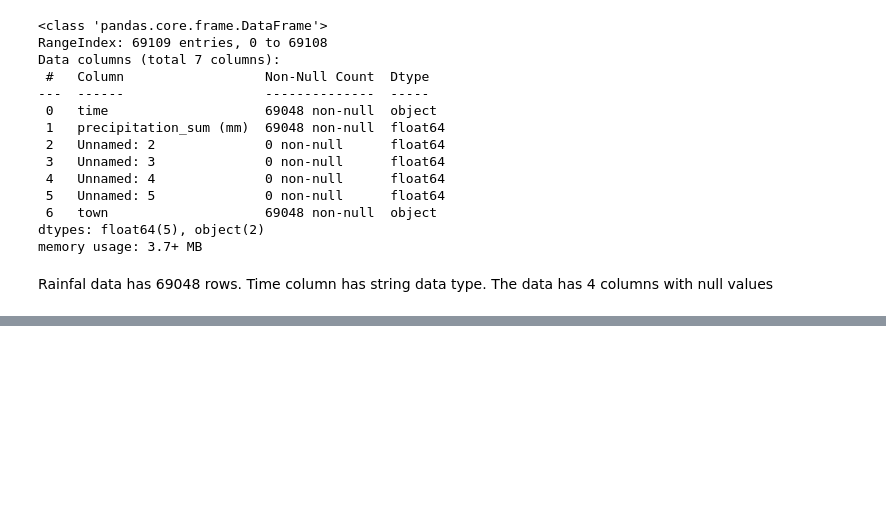
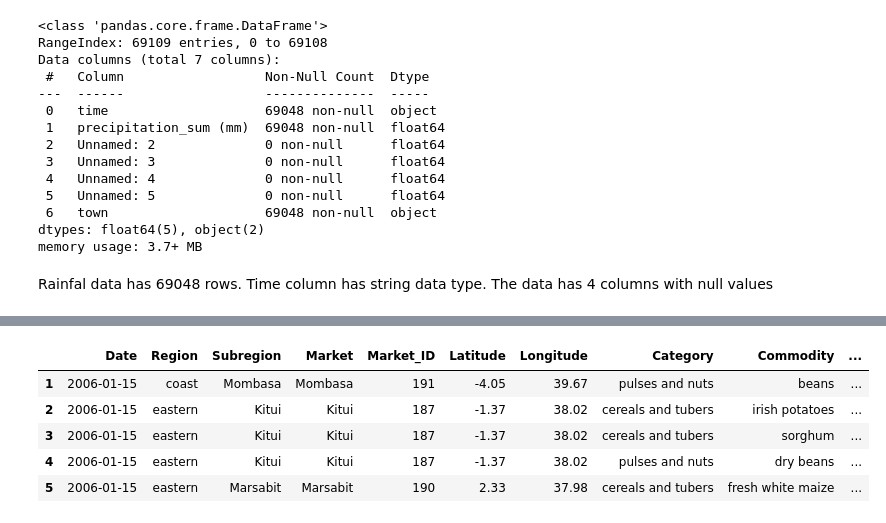
Before and after one commit to BrianRono7/Capstone-project, a Jupyter notebook: CapstoneEDA.ipynb, the cells around one changed output, grey strips where cells are left out. Saved outputs shown, nothing was run; the diff lists cells and outputs as text; code cells hidden in the pictures; blank space fills up the shorter version.

```diff
--- a/CapstoneEDA.ipynb
+++ b/CapstoneEDA.ipynb
@@ -177,0 +292,38 @@ Kenya_crop_yeilds.head()
+# %%
+#standardizing text formats:
+foodprices['Commodity']=foodprices['Commodity'].str.strip().str.lower()
+foodprices['Category']=foodprices['Category'].str.strip().str.lower()
+foodprices['Region']=foodprices['Region'].str.strip().str.lower()
+# %%
+#Standardizing commodity naming:
+commodity_map={ "beans (dry)": "dry beans",
+    "beans (mung)": "mung beans",
+    "beans (dolichos)": "dolichos beans","maize (white)":"fresh white maize",
+     "maize": "dry white maize",
+    "maize (white, dry)": "dry white maize",
+    "potatoes (irish)": "irish potatoes",
+    "potatoes (irish, red)": "red irish potatoes",
+    "potatoes (irish, white)": "white irish potatoes",
+    "milk (cow, pasteurized)": "pasteurized cow milk",
+    "milk (cow, fresh)": "fresh cow milk",
+    "milk (camel, fresh)": "fresh camel milk",
+    "milk (uht)": "UHT milk",
+    "meat (camel)": "camel meat",
+    "meat (goat)": "goat meat",
+    "meat (beef)": "beef",
+    "fish (omena, dry)": "dry omena fish",
+    "fuel (diesel)": "diesel",
+    "fuel (kerosene)": "kerosene",
+    "fuel (petrol-gasoline)": "petrol",
+    "oil (vegetable)": "vegetable oil",
+    "wheat flour": "wheat flour",
+    "maize flour": "maize flour",
+    "onions (dry)": "dry onions",
+    "onions (red)": "red onions",
+    "cowpea leaves": "cowpea leaves",
+    "cooking fat": "cooking fat",
+    'red onions':'dry onions'
+
+              }
+# %%
+foodprices['Commodity']=foodprices['Commodity'].replace(commodity_map)
@@ -177,0 +363,9 @@ Kenya_crop_yeilds.head()
+# %%
+foodprices.head()
+# %% [output]
+|  | Date | Region | Subregion | Market | Market_ID | Latitude | Longitude | Category | Commodity | ... |
+| 1 | 2006-01-15 | coast | Mombasa | Mombasa | 191 | -4.05 | 39.67 | pulses and nuts | beans | ... |
+| 2 | 2006-01-15 | eastern | Kitui | Kitui | 187 | -1.37 | 38.02 | cereals and tubers | irish potatoes | ... |
+| 3 | 2006-01-15 | eastern | Kitui | Kitui | 187 | -1.37 | 38.02 | cereals and tubers | sorghum | ... |
+| 4 | 2006-01-15 | eastern | Kitui | Kitui | 187 | -1.37 | 38.02 | pulses and nuts | dry beans | ... |
+| 5 | 2006-01-15 | eastern | Marsabit | Marsabit | 190 | 2.33 | 37.98 | cereals and tubers | fresh white maize | ... |
```
Also changed, not shown: parts of 19 cells of this notebook.
